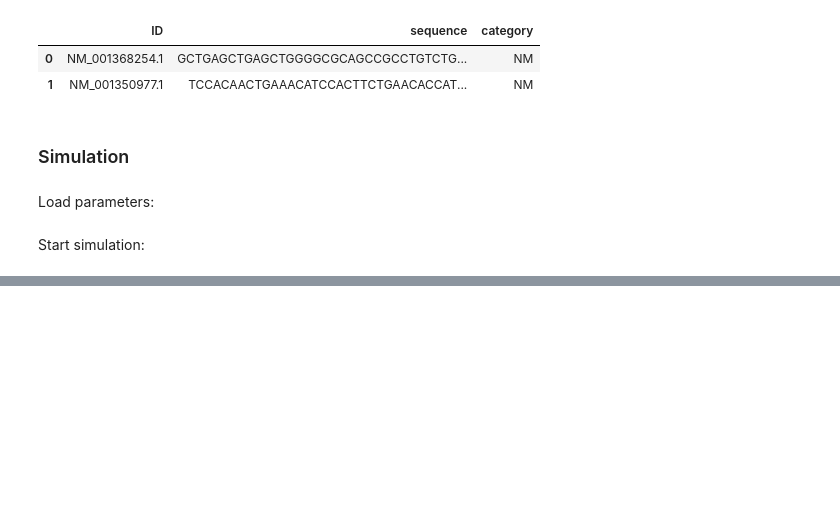
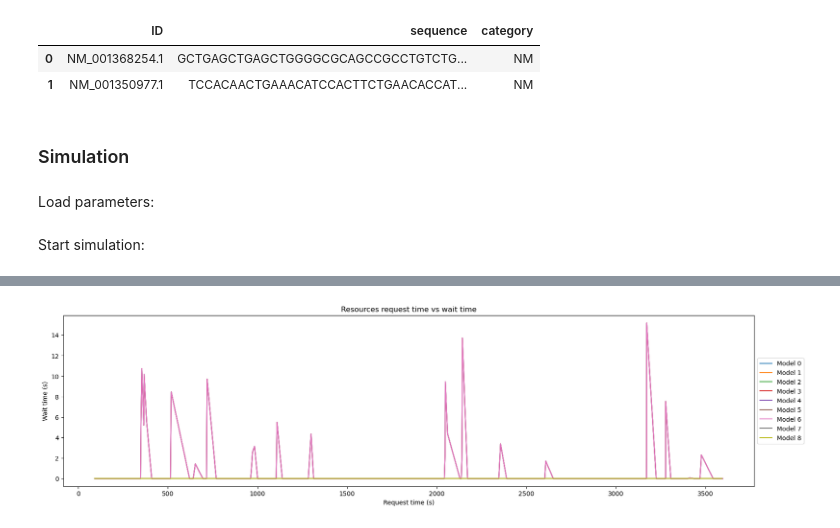
Before and after one commit to GiuliaGhisolfi/ProteinSynthesis, a Jupyter notebook: simulation.ipynb, the cells around one changed output, grey strips where cells are left out. Saved outputs shown, nothing was run; the diff lists cells and outputs as text; code cells hidden in the pictures; blank space fills up the shorter version.

```diff
--- a/simulation.ipynb
+++ b/simulation.ipynb
@@ -58,0 +85,4 @@ KeyboardInterrupt:
+# %%
+compare_wait_time(ribosome_dict_list)
+# %% [output]
+[figure, added]
```
Also changed, not shown: parts of 6 cells of this notebook, 4 other files.
